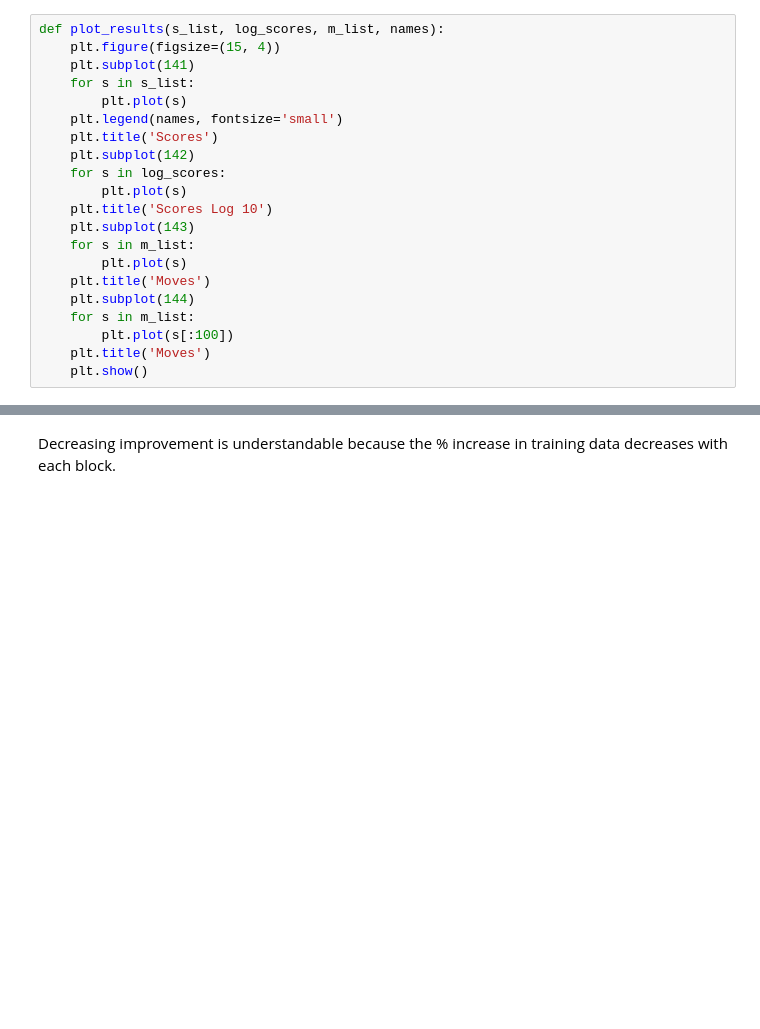
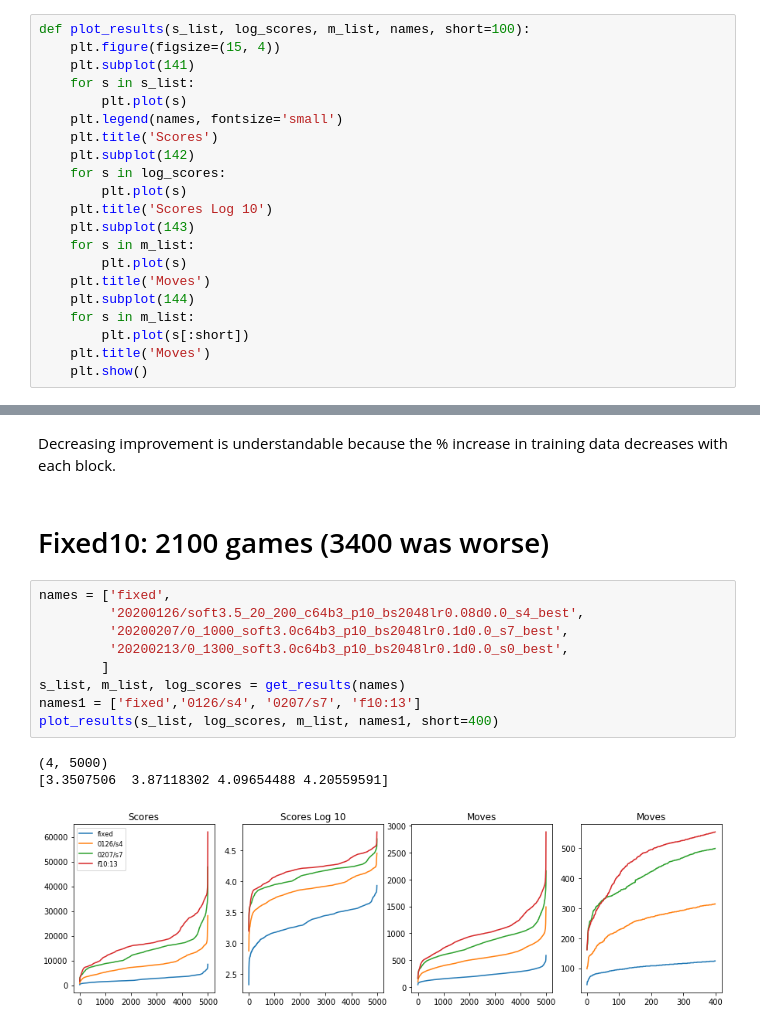
Before and after one commit to fqjin/2048NN, a Jupyter notebook: notebooks/compare_models.ipynb, the cells around one changed output, grey strips where cells are left out. Cells and saved outputs as stored; diff of their text form; blank space fills up the shorter version.

```diff
--- a/notebooks/compare_models.ipynb
+++ b/notebooks/compare_models.ipynb
@@ -45,7 +45,7 @@ def get_max_tiles(names):
     mxt_list = np.vstack(mxt_list)
     return mxt_list
 # %%
-def plot_results(s_list, log_scores, m_list, names):
+def plot_results(s_list, log_scores, m_list, names, short=100):
     plt.figure(figsize=(15, 4))
     plt.subplot(141)
     for s in s_list:
@@ -62,7 +62,7 @@ def plot_results(s_list, log_scores, m_list, names):
     plt.title('Moves')
     plt.subplot(144)
     for s in m_list:
-        plt.plot(s[:100])
+        plt.plot(s[:short])
     plt.title('Moves')
     plt.show()
 # %%
@@ -544,3 +546,18 @@ plt.show()
 [figure]
 # %% [markdown]
 Decreasing improvement is understandable because the % increase in training data decreases with each block.
+# %% [markdown]
+# Fixed10: 2100 games (3400 was worse)
+# %%
+names = ['fixed',
+         '20200126/soft3.5_20_200_c64b3_p10_bs2048lr0.08d0.0_s4_best',
+         '20200207/0_1000_soft3.0c64b3_p10_bs2048lr0.1d0.0_s7_best',
+         '20200213/0_1300_soft3.0c64b3_p10_bs2048lr0.1d0.0_s0_best',
+        ]
+s_list, m_list, log_scores = get_results(names)
+names1 = ['fixed','0126/s4', '0207/s7', 'f10:13']
+plot_results(s_list, log_scores, m_list, names1, short=400)
+# %% [output]
+(4, 5000)
+[3.3507506  3.87118302 4.09654488 4.20559591]
+[figure, added]
```
Also changed, not shown: parts of 7 cells of this notebook, 6 other files.
